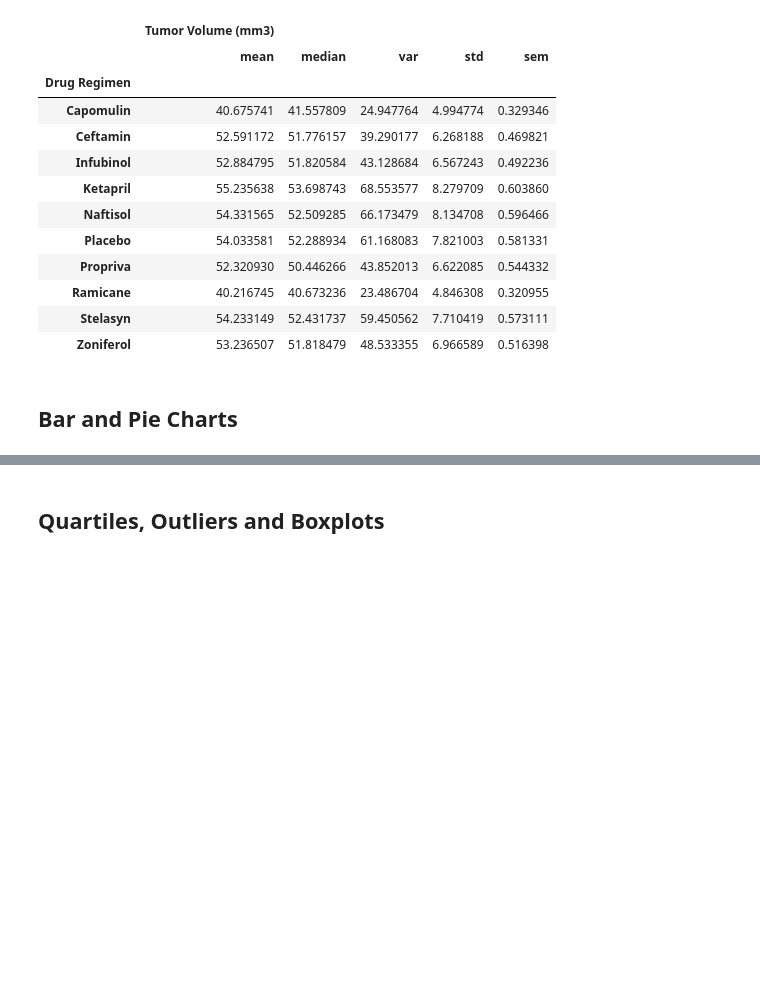
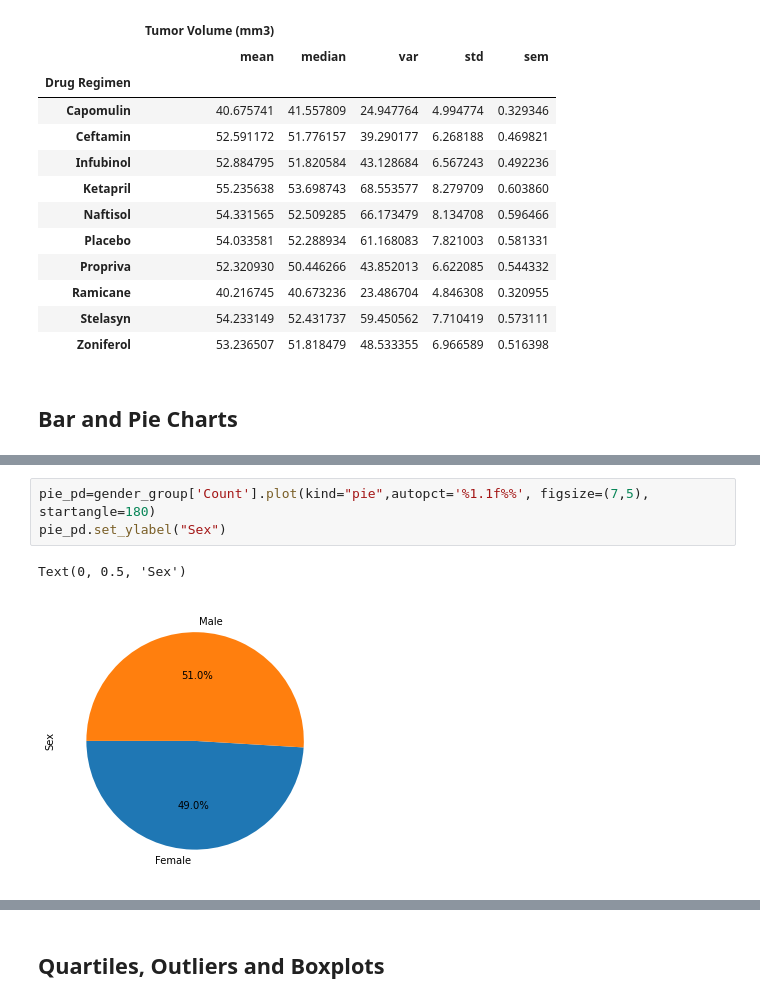
Before and after one commit to melorebecca/05-Matplotlib, a Jupyter notebook: pymaceuticals_starter.ipynb, the cells around one changed output, grey strips where cells are left out. Saved outputs shown, nothing was run; the diff lists cells and outputs as text; blank space fills up the shorter version.

```diff
--- a/pymaceuticals_starter.ipynb
+++ b/pymaceuticals_starter.ipynb
@@ -140 +171,7 @@ drug_agg_df
+# %%
+pie_pd=gender_group['Count'].plot(kind="pie",autopct='%1.1f%%', figsize=(7,5),  startangle=180)
+pie_pd.set_ylabel("Sex")
+# %% [output]
+Text(0, 0.5, 'Sex')
+[figure, added]
 # %%
```
Also changed, not shown: parts of 6 cells of this notebook.
